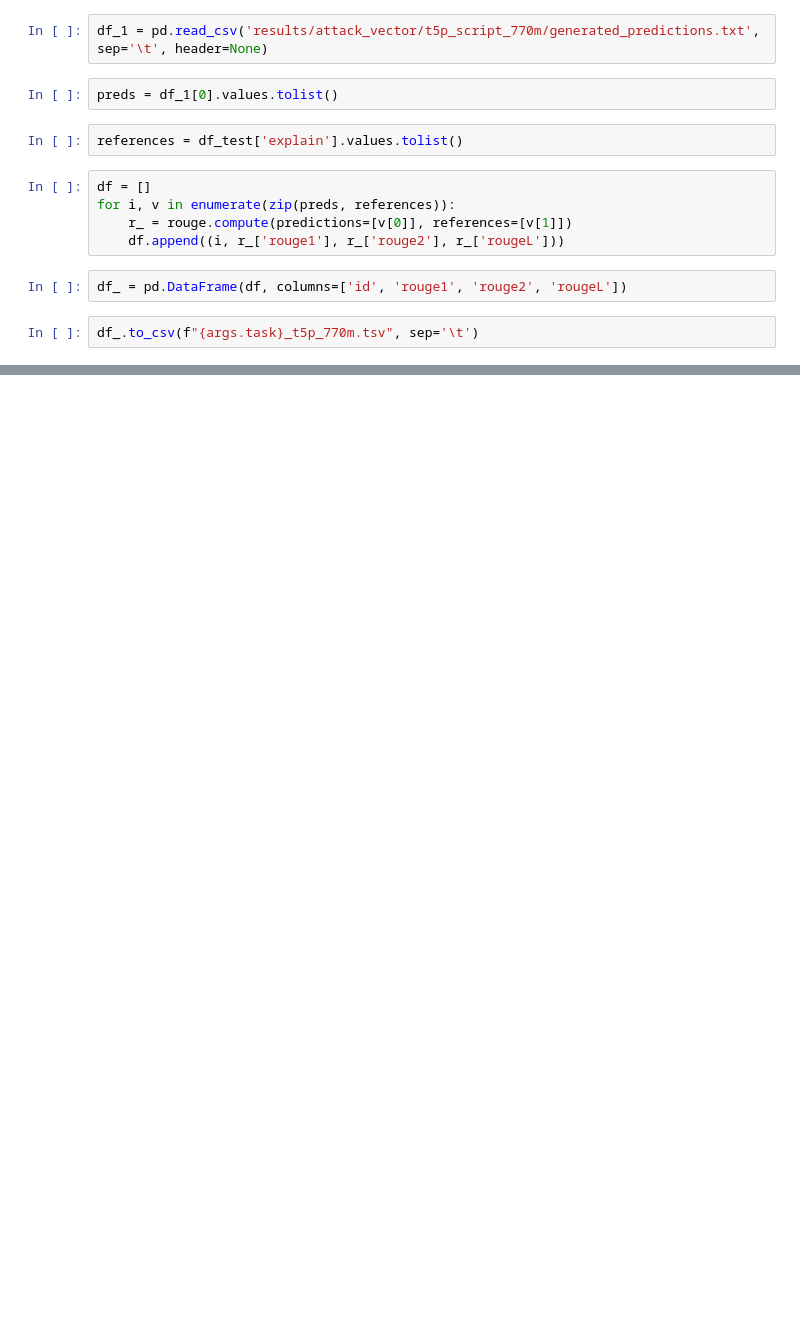
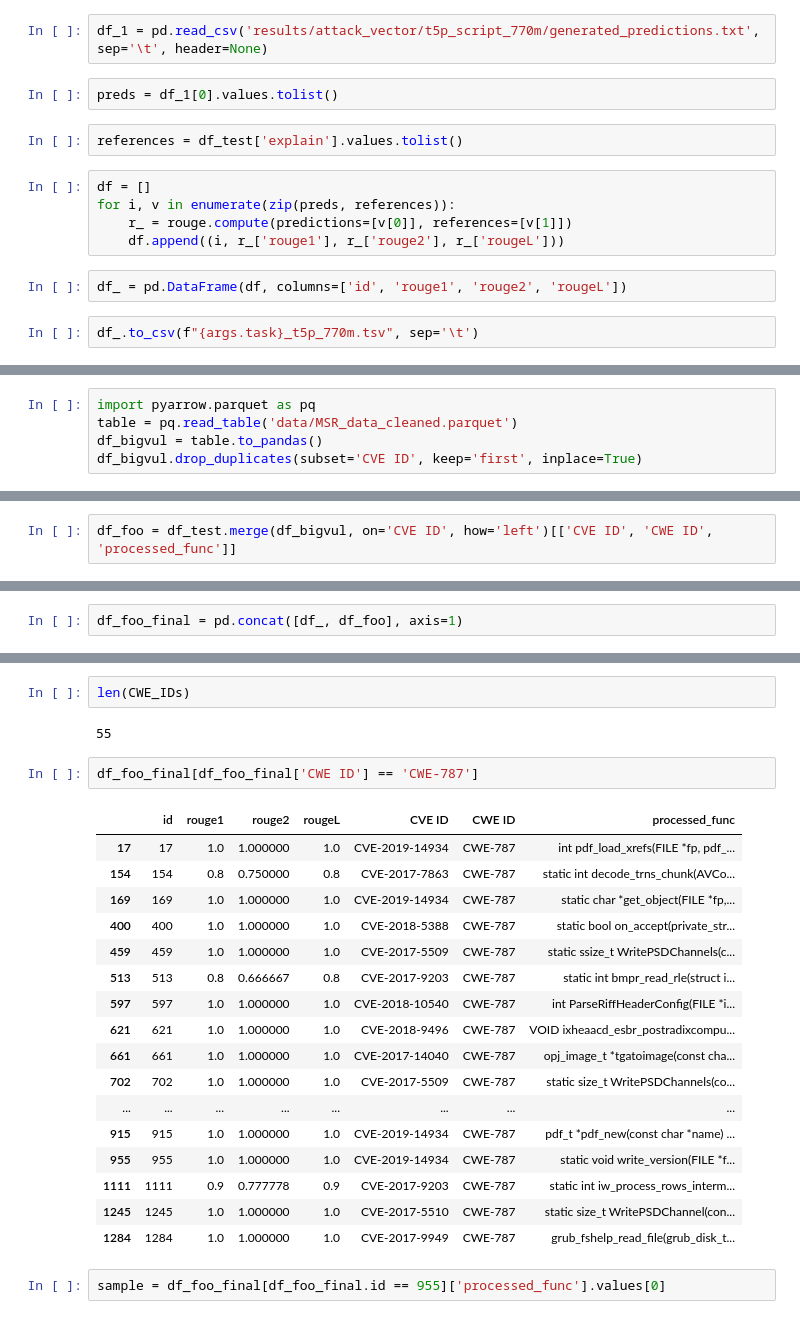
Before and after one commit to quy-ng/vulexplain-internal-external-reason, a Jupyter notebook: t5p_770m_seq2seq_attack_vector.ipynb, the cells around one changed output, grey strips where cells are left out. Drawn from its saved outputs; the diff is of its cells as text; blank space fills up the shorter version.

```diff
--- a/t5p_770m_seq2seq_attack_vector.ipynb
+++ b/t5p_770m_seq2seq_attack_vector.ipynb
@@ -53,0 +72,5 @@ df_.to_csv(f"{args.task}_t5p_770m.tsv", sep='\t')
+# %%
+import pyarrow.parquet as pq
+table = pq.read_table('data/MSR_data_cleaned.parquet')
+df_bigvul = table.to_pandas()
+df_bigvul.drop_duplicates(subset='CVE ID', keep='first', inplace=True)
@@ -53,0 +99,2 @@ df_.to_csv(f"{args.task}_t5p_770m.tsv", sep='\t')
+# %%
+df_foo = df_test.merge(df_bigvul, on='CVE ID', how='left')[['CVE ID', 'CWE ID', 'processed_func']]
@@ -53,0 +157,2 @@ df_.to_csv(f"{args.task}_t5p_770m.tsv", sep='\t')
+# %%
+df_foo_final = pd.concat([df_, df_foo], axis=1)
@@ -53,0 +209,26 @@ df_.to_csv(f"{args.task}_t5p_770m.tsv", sep='\t')
+# %%
+len(CWE_IDs)
+# %% [output]
+55
+# %%
+df_foo_final[df_foo_final['CWE ID'] == 'CWE-787']
+# %% [output]
+|  | id | rouge1 | rouge2 | rougeL | CVE ID | CWE ID | processed_func |
+| 17 | 17 | 1.0 | 1.000000 | 1.0 | CVE-2019-14934 | CWE-787 | int pdf_load_xrefs(FILE *fp, pdf_... |
+| 154 | 154 | 0.8 | 0.750000 | 0.8 | CVE-2017-7863 | CWE-787 | static int decode_trns_chunk(AVCo... |
+| 169 | 169 | 1.0 | 1.000000 | 1.0 | CVE-2019-14934 | CWE-787 | static char *get_object(FILE *fp,... |
+| 400 | 400 | 1.0 | 1.000000 | 1.0 | CVE-2018-5388 | CWE-787 | static bool on_accept(private_str... |
+| 459 | 459 | 1.0 | 1.000000 | 1.0 | CVE-2017-5509 | CWE-787 | static ssize_t WritePSDChannels(c... |
+| 513 | 513 | 0.8 | 0.666667 | 0.8 | CVE-2017-9203 | CWE-787 | static int bmpr_read_rle(struct i... |
+| 597 | 597 | 1.0 | 1.000000 | 1.0 | CVE-2018-10540 | CWE-787 | int ParseRiffHeaderConfig(FILE *i... |
+| 621 | 621 | 1.0 | 1.000000 | 1.0 | CVE-2018-9496 | CWE-787 | VOID ixheaacd_esbr_postradixcompu... |
+| 661 | 661 | 1.0 | 1.000000 | 1.0 | CVE-2017-14040 | CWE-787 | opj_image_t *tgatoimage(const cha... |
+| 702 | 702 | 1.0 | 1.000000 | 1.0 | CVE-2017-5509 | CWE-787 | static size_t WritePSDChannels(co... |
+| ... | ... | ... | ... | ... | ... | ... | ... |
+| 915 | 915 | 1.0 | 1.000000 | 1.0 | CVE-2019-14934 | CWE-787 | pdf_t *pdf_new(const char *name) ... |
+| 955 | 955 | 1.0 | 1.000000 | 1.0 | CVE-2019-14934 | CWE-787 | static void write_version(FILE *f... |
+| 1111 | 1111 | 0.9 | 0.777778 | 0.9 | CVE-2017-9203 | CWE-787 | static int iw_process_rows_interm... |
+| 1245 | 1245 | 1.0 | 1.000000 | 1.0 | CVE-2017-5510 | CWE-787 | static size_t WritePSDChannel(con... |
+| 1284 | 1284 | 1.0 | 1.000000 | 1.0 | CVE-2017-9949 | CWE-787 | grub_fshelp_read_file(grub_disk_t... |
+# %%
+sample = df_foo_final[df_foo_final.id == 955]['processed_func'].values[0]
```
Also changed, not shown: parts of 20 cells of this notebook, 7 other files.
